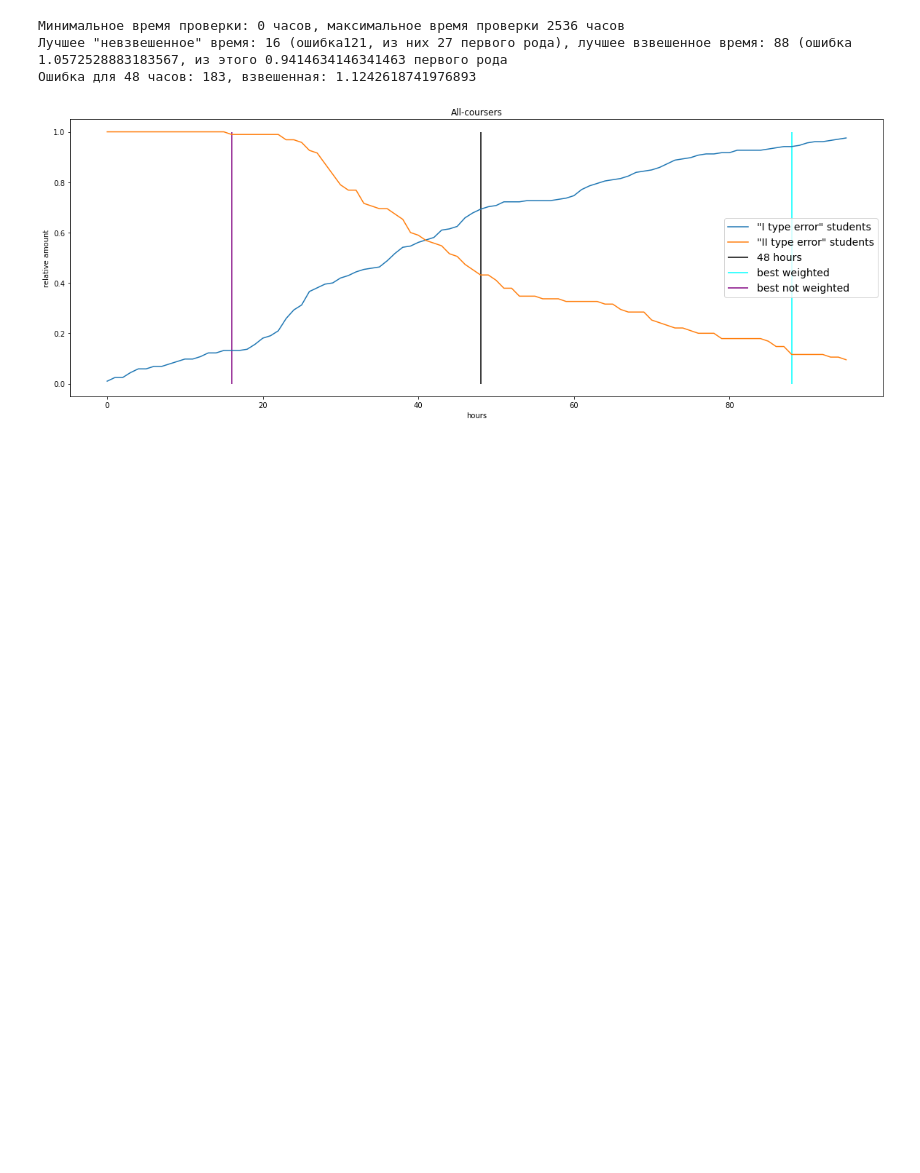
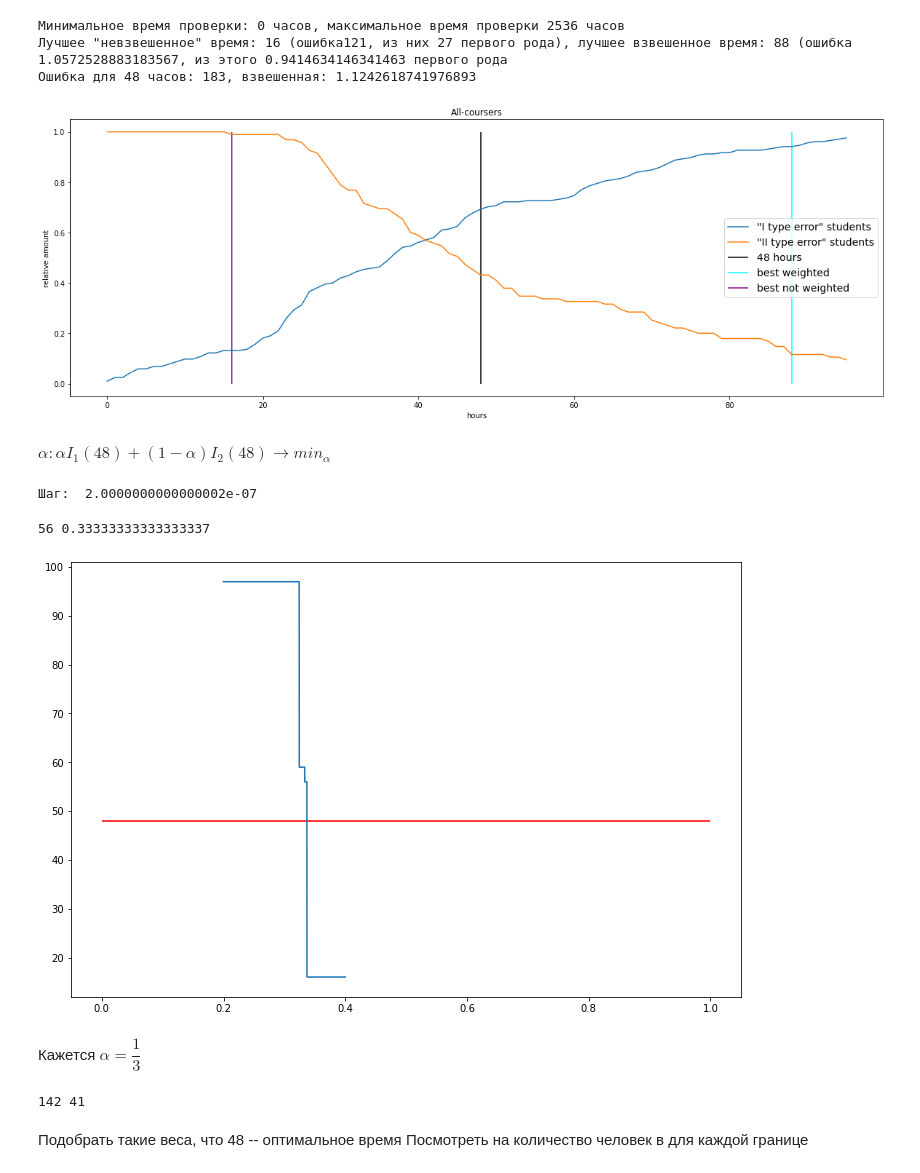
Before and after one commit to deethereal/Sirius_project, a Jupyter notebook: optimal_value.ipynb, the cells around one changed output. Saved outputs shown, nothing was run; the diff lists cells and outputs as text; code cells hidden in the pictures; blank space fills up the shorter version.

```diff
--- a/optimal_value.ipynb
+++ b/optimal_value.ipynb
@@ -270,0 +292,50 @@ hours_criterion('All','coursers',df=df, show_good_bad=False)
+# %% [markdown]
+$ \alpha  : \alpha I_1(48) + (1-\alpha) I_2(48) \rightarrow min_{\alpha}$
+# %%
+size = 1000000
+a=0.2
+b=0.4
+t = np.linspace(a,b,size)
+print('Шаг: ',(b-a)/size)
+min_h = []
+min_dist = 100
+nearest_h = 148
+nearest_a = 0
+for a in tqdm(t):
+    w_error = 10000000000
+    w_h = None
+    for i in range(len(hours)):
+        #проверка, что никакая из ошибок не равна 1/0(в абсолютном значении)
+        if (I_error[i]!=total_students-total_passed and II_error[i]!=total_passed) and  (II_error[i]!=0 and I_error[i]!=0):
+            if a*I_error[i]+(1-a)*II_error[i]<w_error:
+                w_error=a*I_error[i]+(1-a)*II_error[i]
+                w_h = hours[i]
+    min_h.append(w_h)
+    if w_h==48:
+        print(f"a = {a}")
+        break
+    if abs(48-w_h)<min_dist:
+        min_dist = abs(48-w_h)
+        nearest_h = w_h
+        nearest_a = a
+
+print(nearest_h, nearest_a)
+# %% [output]
+Шаг:  2.0000000000000002e-07
+56 0.33333333333333337
+# %%
+plt.figure(figsize=(12,8))
+plt.plot(t,min_h)
+plt.hlines(48,0,1,'r')
+plt.show()
+# %% [output]
+[figure, added]
+# %% [markdown]
+Кажется $\alpha = \dfrac{1}{3}$
+# %%
+print(I_error[48], II_error[48])
+# %% [output]
+142 41
+# %% [markdown]
+Подобрать такие веса, что 48 -- оптимальное время
+Посмотреть на количество человек в для каждой границе
```
Also changed, not shown: parts of 1 cell of this notebook.
